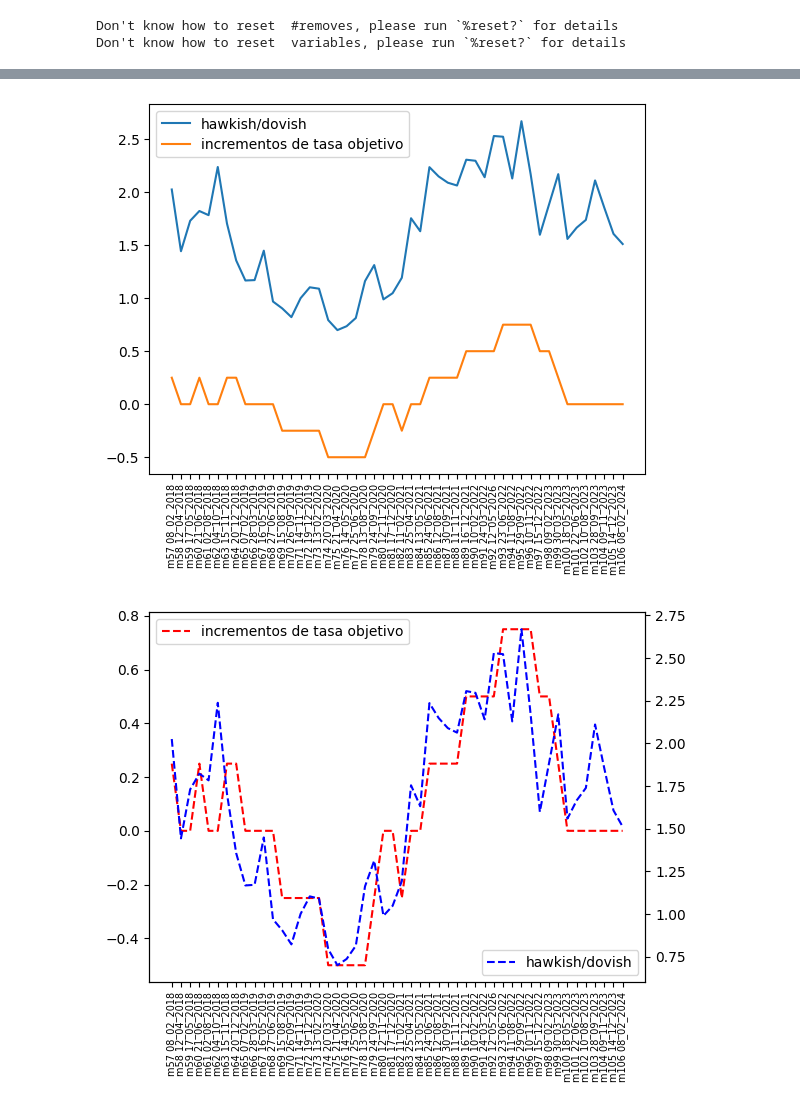
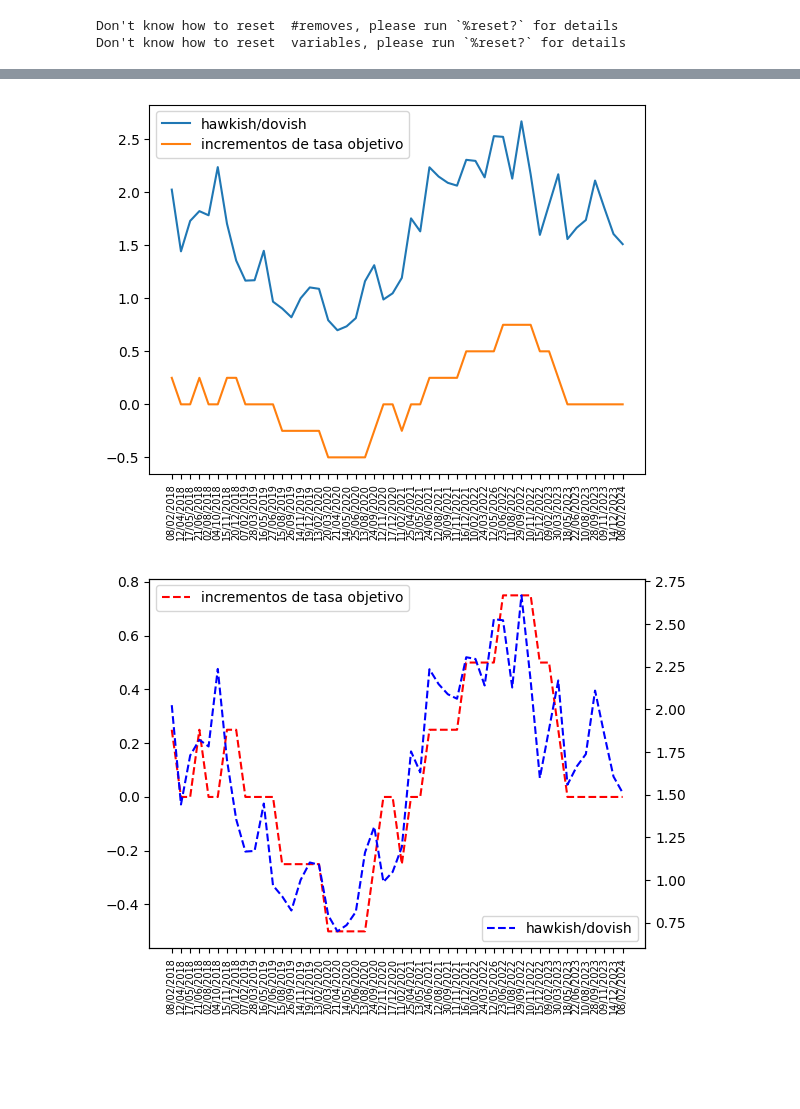
Before and after one commit to LeobardoEnriquezH/TetxAnalysisExample1, a Jupyter notebook: textanalysis.ipynb, the cells around one changed output, grey strips where cells are left out. Drawn from its saved outputs; the diff is of its cells as text; code cells hidden in the pictures; blank space fills up the shorter version.

```diff
--- a/textanalysis.ipynb
+++ b/textanalysis.ipynb
@@ -174,5 +174,18 @@ base =base.sort_values(by=['no'])
 # %%
 base['haw/dov']= base['hawkish']/base['dovish']
 # %%
-base
+haw_dov=base['haw/dov']
+flat_list = []
+for xs in haw_dov:
+    for x in xs:
+        flat_list.append(x)
+flat_list=pd.DataFrame(flat_list)
+haw_dov = flat_list.rename(columns={0: 'haw_dov'})
+haw_dov['no']=range(1,51,1)
+haw_dov=(pd.merge(haw_dov, to_minutas, on='no'))
+haw_dov=haw_dov.drop(['minutas', 'minuta', 'Unnamed: 6'], axis=1)
+haw_dov['haw_dov'] = haw_dov.pop('haw_dov')
+haw_dov
+#haw_dov.dtypes
+#haw_dov.describe()
 # %% [output]
@@ -196,25 +209,25 @@ base
 # %%
-plt.plot(base['minuta'], base['haw/dov'], label = "hawkish/dovish")
-plt.plot(base['minuta'], base['to_cambio'], label = "incrementos de tasa objetivo")
+plt.plot(haw_dov['fecha'], base['haw/dov'], label = "hawkish/dovish")
+plt.plot(haw_dov['fecha'], base['to_cambio'], label = "incrementos de tasa objetivo")
 
 plt.legend()
 plt.xticks(fontsize=7,rotation=90)
 plt.show()
 # %% [output]
-[figure, old version]
+[figure, new version]
 # %%
 fig, ax = plt.subplots()
-plt.plot(base['minuta'], base['to_cambio'],  '--r', label = "incrementos de tasa objetivo")
+plt.plot(haw_dov['fecha'], base['to_cambio'],  '--r', label = "incrementos de tasa objetivo")
 plt.legend(loc='upper left')
 
 plt.xticks(fontsize=7,rotation=90)
 
 
 ax2 = ax.twinx()
-plt.plot(base['minuta'], base['haw/dov'],  '--b', label = "hawkish/dovish")
+plt.plot(haw_dov['fecha'], base['haw/dov'],  '--b', label = "hawkish/dovish")
 plt.legend(loc='lower right')
 plt.xticks(fontsize=7, rotation=90)
 
 plt.show()
 # %% [output]
-[figure, old version]
+[figure, new version]
```
Also changed, not shown: parts of 15 cells of this notebook, 2 other files.
